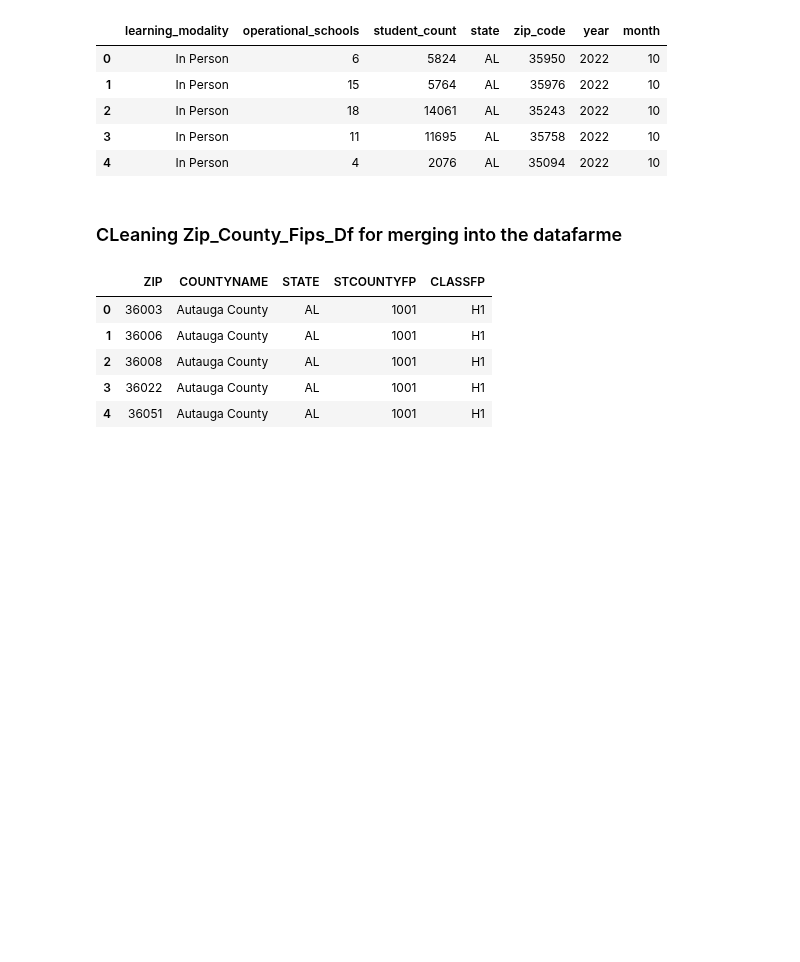
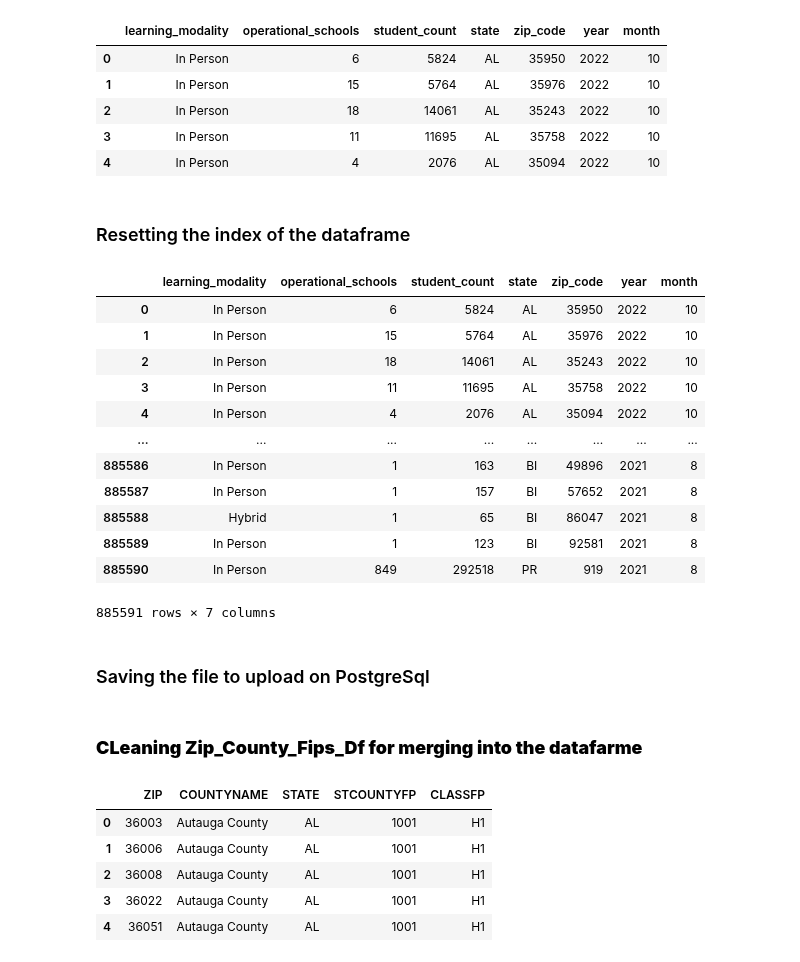
Before and after one commit to uzmabb182/Data602_Assignments, a Jupyter notebook: data_602_final_project.ipynb, the cells around one changed output. Saved outputs shown, nothing was run; the diff lists cells and outputs as text; code cells hidden in the pictures; blank space fills up the shorter version.

```diff
--- a/data_602_final_project.ipynb
+++ b/data_602_final_project.ipynb
@@ -472,3 +472,25 @@ modality_df.head()
 | 2 | In Person | 18 | 14061 | AL | 35243 | 2022 | 10 |
 | 3 | In Person | 11 | 11695 | AL | 35758 | 2022 | 10 |
 | 4 | In Person | 4 | 2076 | AL | 35094 | 2022 | 10 |
+# %% [markdown]
+### Resetting the index of the dataframe
+# %%
+# Reseting index
+modality_df = modality_df.reset_index(drop=True)
+modality_df
+# %% [output]
+|  | learning_modality | operational_schools | student_count | state | zip_code | year | month |
+| 0 | In Person | 6 | 5824 | AL | 35950 | 2022 | 10 |
+| 1 | In Person | 15 | 5764 | AL | 35976 | 2022 | 10 |
+| 2 | In Person | 18 | 14061 | AL | 35243 | 2022 | 10 |
+| 3 | In Person | 11 | 11695 | AL | 35758 | 2022 | 10 |
+| 4 | In Person | 4 | 2076 | AL | 35094 | 2022 | 10 |
+| ... | ... | ... | ... | ... | ... | ... | ... |
+| 885586 | In Person | 1 | 163 | BI | 49896 | 2021 | 8 |
+| 885587 | In Person | 1 | 157 | BI | 57652 | 2021 | 8 |
+| 885588 | Hybrid | 1 | 65 | BI | 86047 | 2021 | 8 |
+| 885589 | In Person | 1 | 123 | BI | 92581 | 2021 | 8 |
+| 885590 | In Person | 849 | 292518 | PR | 919 | 2021 | 8 |
+885591 rows × 7 columns
+# %% [markdown]
+### Saving the file to upload on PostgreSql
@@ -475,5 +501,5 @@ modality_df.head()
 # %% [markdown]
-### CLeaning Zip_County_Fips_Df for merging into the datafarme
+### **CLeaning Zip_County_Fips_Df for merging into the datafarme**
 # %%
 zip_county_fips_df.head(5)
 # %% [output]
```
Also changed, not shown: parts of 24 cells of this notebook, 1 other file.
